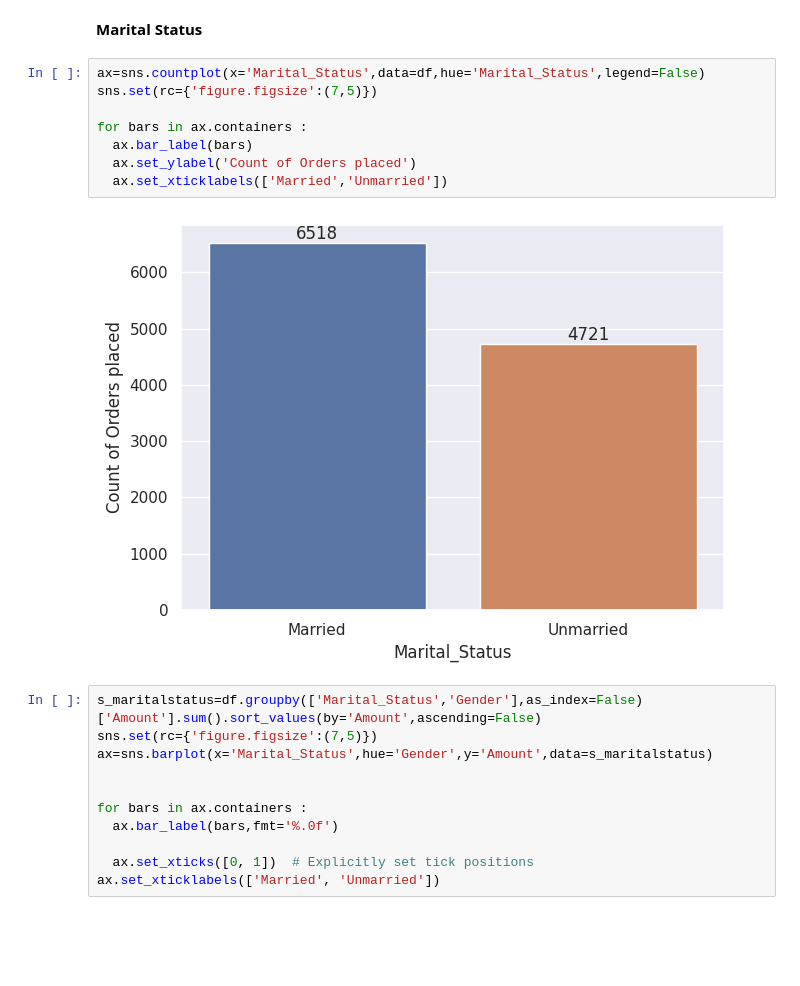
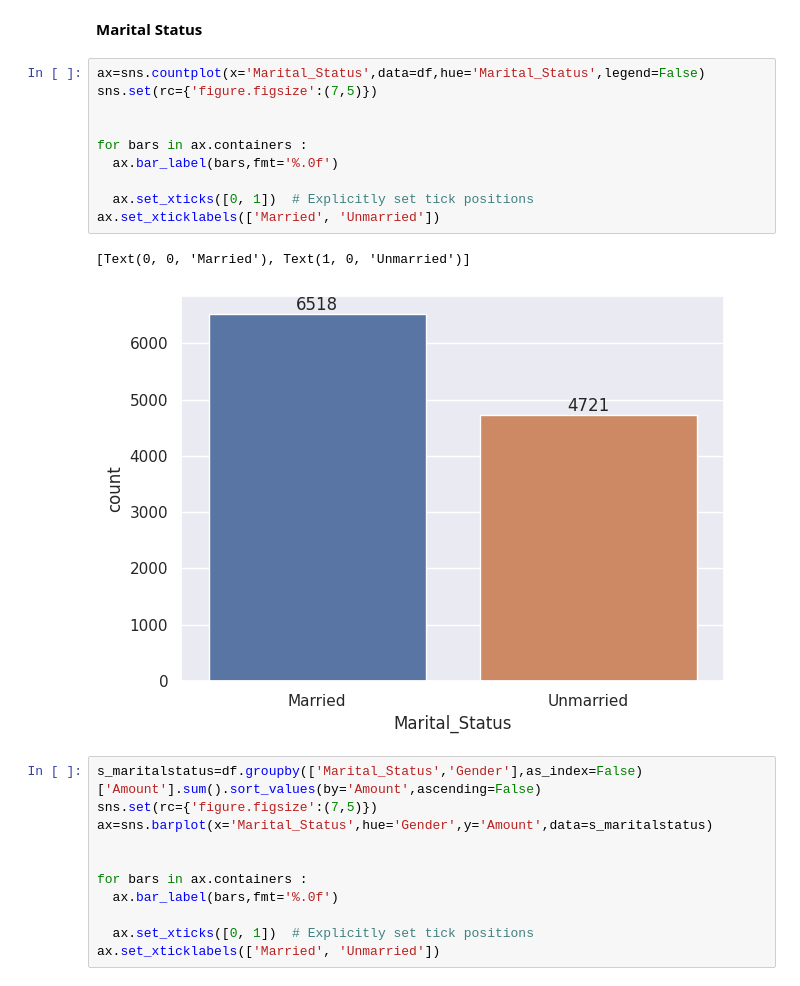
Before and after one commit to akshatha2195/Sales-Data-Analysis, a Jupyter notebook: Sales_Data_Analysis.ipynb, the cells around one changed output. Drawn from its saved outputs; the diff is of its cells as text; blank space fills up the shorter version.

```diff
--- a/Sales_Data_Analysis.ipynb
+++ b/Sales_Data_Analysis.ipynb
@@ -222,13 +222,16 @@ The first graph shows the top 10 states with the highest number of orders placed
 # %%
 ax=sns.countplot(x='Marital_Status',data=df,hue='Marital_Status',legend=False)
 sns.set(rc={'figure.figsize':(7,5)})
 
+
 for bars in ax.containers :
-  ax.bar_label(bars)
-  ax.set_ylabel('Count of Orders placed')
-  ax.set_xticklabels(['Married','Unmarried'])
+  ax.bar_label(bars,fmt='%.0f')
+
+  ax.set_xticks([0, 1])  # Explicitly set tick positions
+ax.set_xticklabels(['Married', 'Unmarried'])
 # %% [output]
+[Text(0, 0, 'Married'), Text(1, 0, 'Unmarried')]
-[figure, old version]
+[figure, new version]
 # %%
 s_maritalstatus=df.groupby(['Marital_Status','Gender'],as_index=False)['Amount'].sum().sort_values(by='Amount',ascending=False)
 sns.set(rc={'figure.figsize':(7,5)})
```
